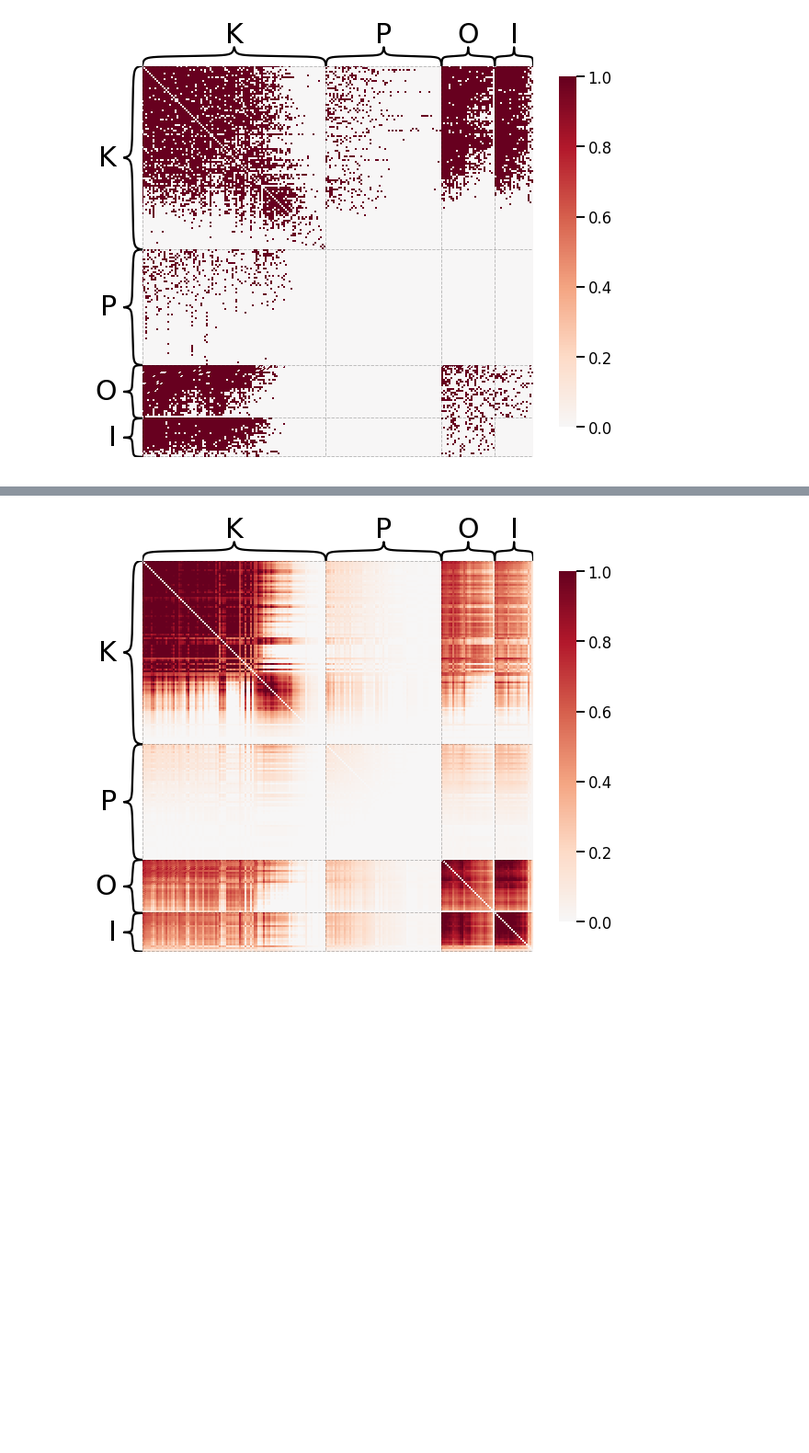
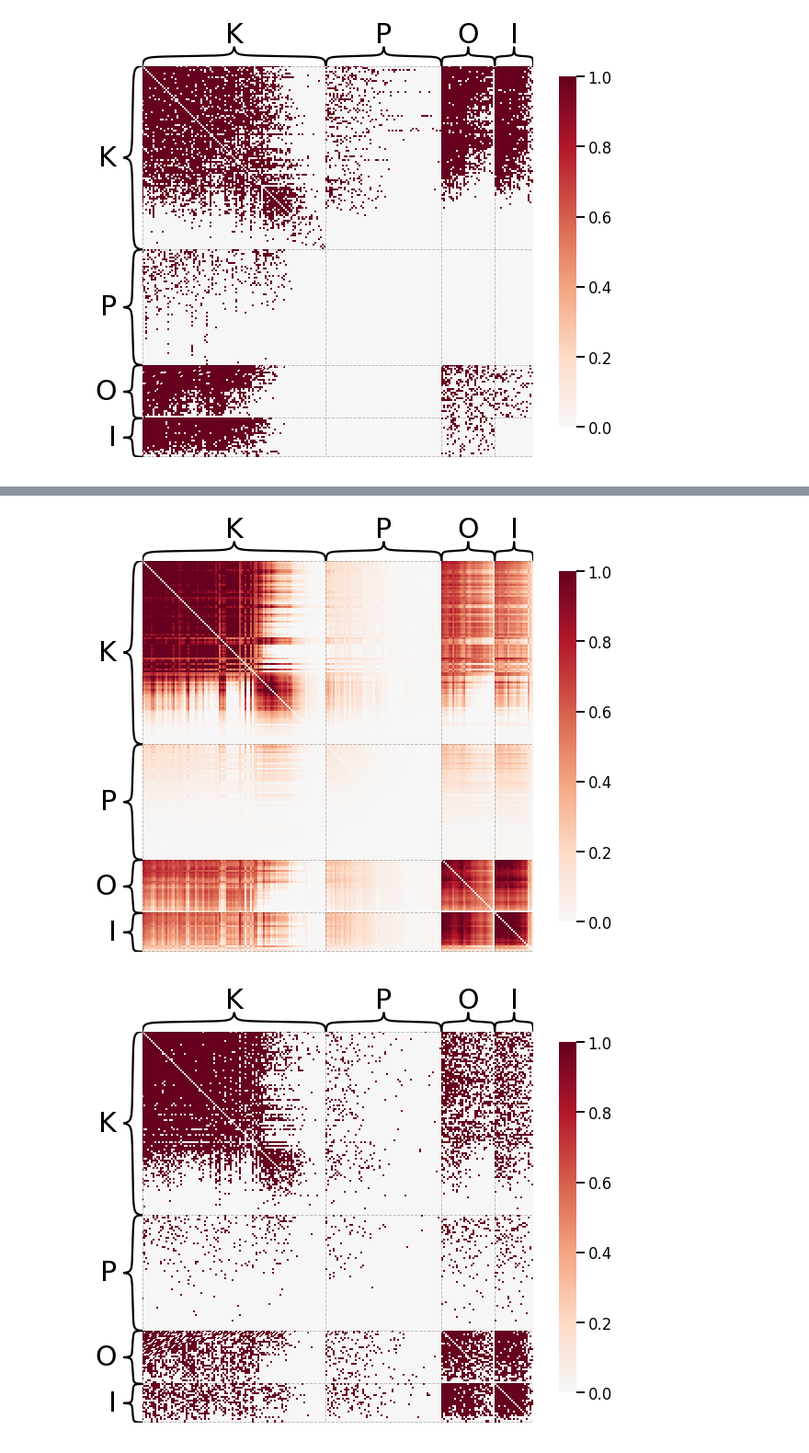
Before and after one commit to zeou1/graspy, a Jupyter notebook: docs/tutorials/models/models.ipynb, the cells around one changed output, grey strips where cells are left out. Shown at 92% size. Cells and saved outputs as stored; diff of their text form; code cells hidden in the pictures; blank space fills up the shorter version.

```diff
--- a/docs/tutorials/models/models.ipynb
+++ b/docs/tutorials/models/models.ipynb
@@ -94,7 +141,9 @@ DCSBM "B" matrix:
 # %%
 from graspy.models import RDPGEstimator
 rdpge = RDPGEstimator(loops=False)
 rdpge.fit(adj, y=labels)
-heatmap(rdpge.p_mat_, inner_hier_labels=labels,);
+heatmap(rdpge.p_mat_, inner_hier_labels=labels,)
+heatmap(rdpge.sample()[0], inner_hier_labels=labels,);
 # %% [output]
 [figure]
+[figure, added]
```
Also changed, not shown: parts of 16 cells of this notebook, 1 other file.
